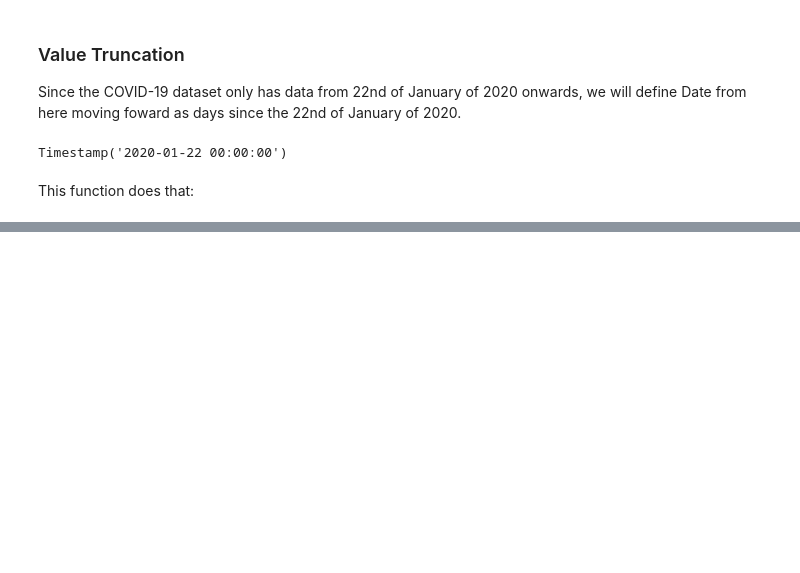
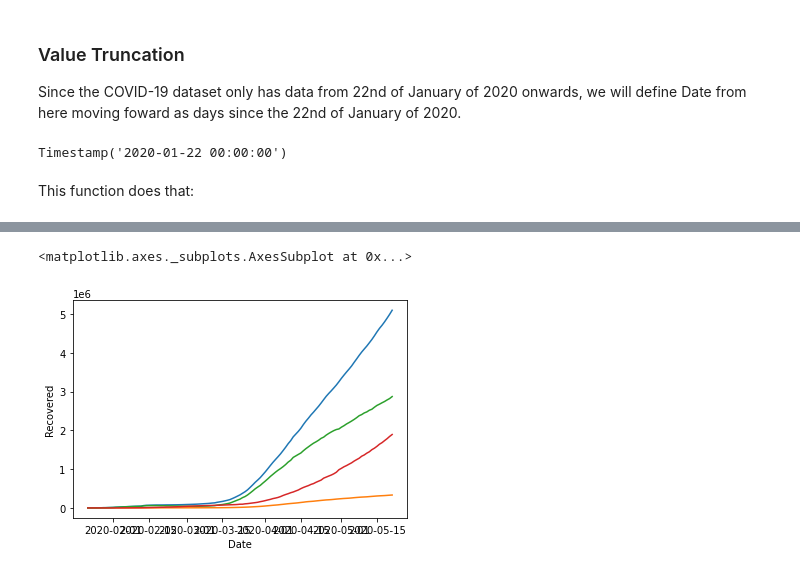
Before and after one commit to SALajes/iart-regression-modeling, a Jupyter notebook: Covid19.ipynb, the cells around one changed output, grey strips where cells are left out. Saved outputs shown, nothing was run; the diff lists cells and outputs as text; code cells hidden in the pictures; blank space fills up the shorter version.

```diff
--- a/Covid19.ipynb
+++ b/Covid19.ipynb
@@ -178,0 +210,4 @@ full_grouped = pd.merge(full_grouped,pop_table,on=['Country/Region'])
+# %%
+world_data = full_grouped.groupby(['Date'])['Confirmed','Deaths','Recovered','Active','Population'].sum().reset_index()
+world_data.loc[world_data['Date'] == world_data['Date'].max()]
+world_data.head()
@@ -277,0 +306,8 @@ memory usage: 3.8+ MB
+# %%
+sb.lineplot(x='Date',y='Confirmed',data=world_data)
+sb.lineplot(x='Date',y='Deaths',data=world_data)
+sb.lineplot(x='Date',y='Active',data=world_data)
+sb.lineplot(x='Date',y='Recovered',data=world_data)
+# %% [output]
+<matplotlib.axes._subplots.AxesSubplot at 0x...>
+[figure, added]
```
Also changed, not shown: parts of 25 cells of this notebook.
